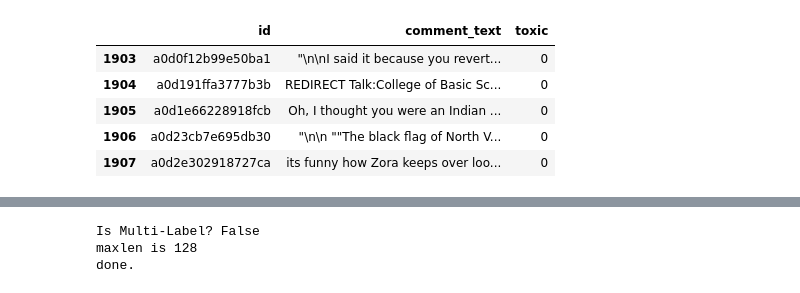
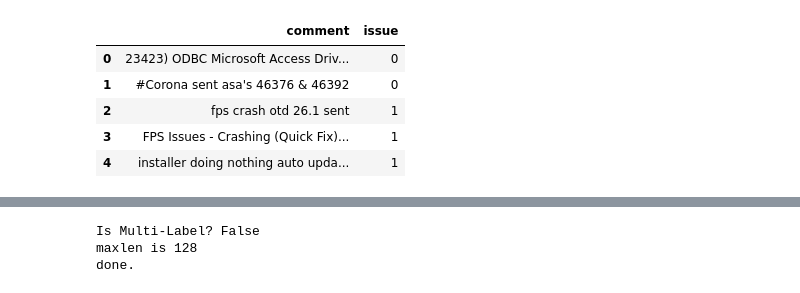
Before and after one commit to anmaxwell/UniNotebooks, a Jupyter notebook: KTrainWorking.ipynb, the cells around one changed output, grey strips where cells are left out. Cells and saved outputs as stored; diff of their text form; code cells hidden in the pictures.

```diff
--- a/KTrainWorking.ipynb
+++ b/KTrainWorking.ipynb
@@ -17,13 +44,13 @@ data_train.shape
 # %%
 
-data_test = pd.read_csv('/content/newtest.csv')
-data_test.tail()
+data_test = pd.read_csv('/content/Test.csv')
+data_test.head()
 # %% [output]
-|  | id | comment_text | toxic |
-| 1903 | a0d0f12b99e50ba1 | "\n\nI said it because you revert... | 0 |
-| 1904 | a0d191ffa3777b3b | REDIRECT Talk:College of Basic Sc... | 0 |
-| 1905 | a0d1e66228918fcb | Oh, I thought you were an Indian ... | 0 |
-| 1906 | a0d23cb7e695db30 | "\n\n ""The black flag of North V... | 0 |
-| 1907 | a0d2e302918727ca | its funny how Zora keeps over loo... | 0 |
+|  | comment | issue |
+| 0 | 23423) ODBC Microsoft Access Driv... | 0 |
+| 1 | #Corona sent asa's 46376 & 46392 | 0 |
+| 2 | fps crash otd 26.1 sent | 1 |
+| 3 | FPS Issues - Crashing (Quick Fix)... | 1 |
+| 4 | installer doing nothing auto upda... | 1 |
 # %%
 (X_train, y_train), (X_test, y_test), preprocess = text.texts_from_df(train_df = data_train,
```
Also changed, not shown: parts of 20 cells of this notebook.
